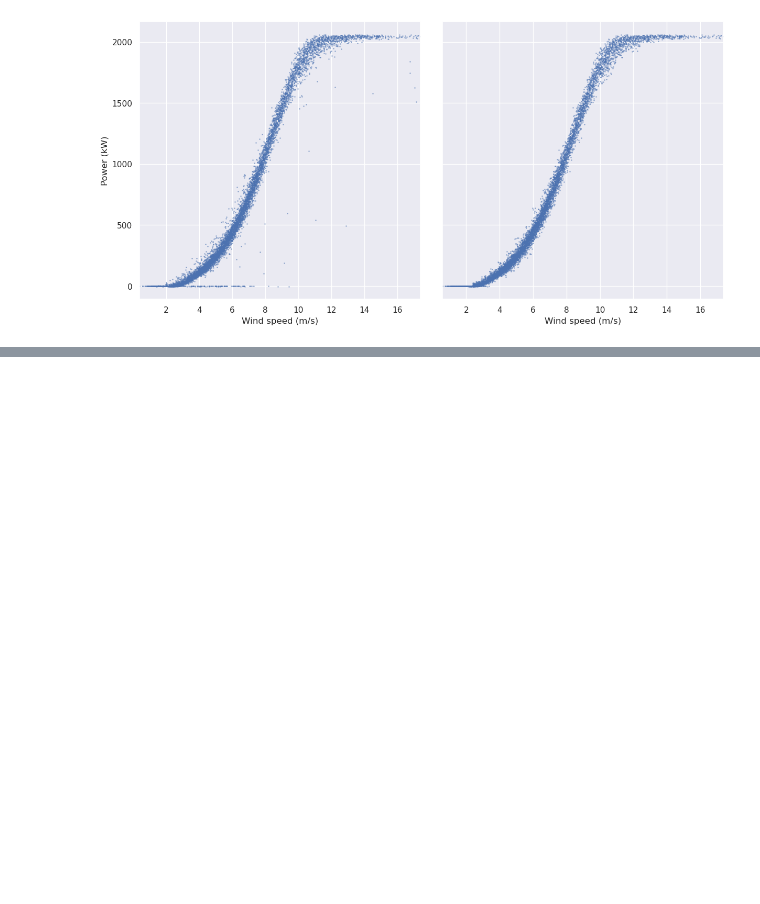
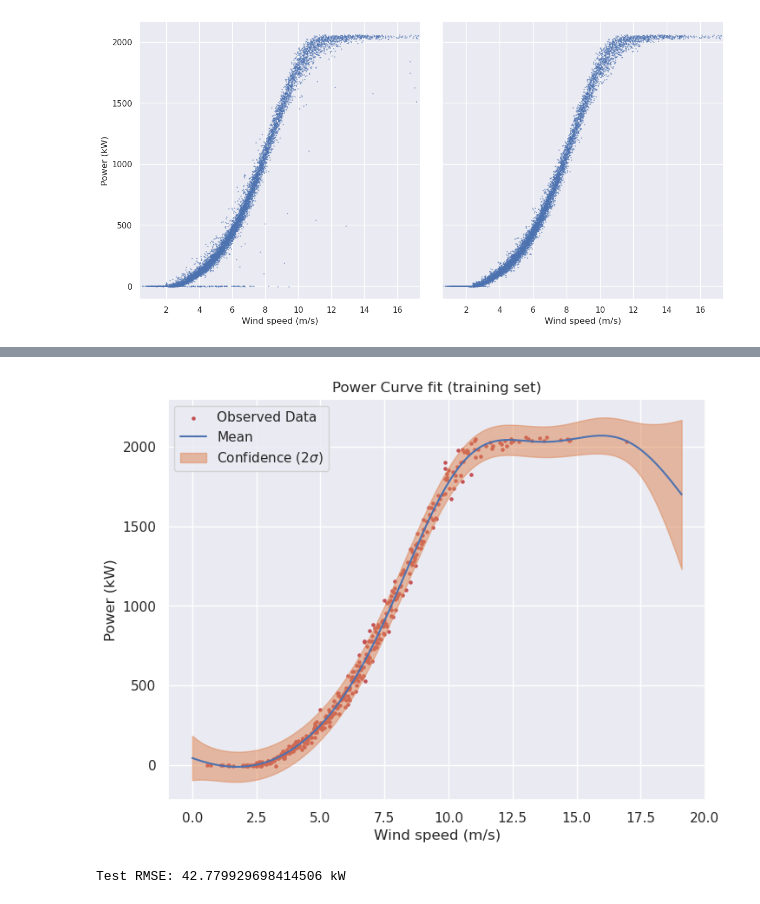
Before and after one commit to camirmas/REStats, a Jupyter notebook: REStats/notebooks/power_curve.ipynb, the cells around one changed output, grey strips where cells are left out. Saved outputs shown, nothing was run; the diff lists cells and outputs as text; code cells hidden in the pictures; blank space fills up the shorter version.

```diff
--- a/REStats/notebooks/power_curve.ipynb
+++ b/REStats/notebooks/power_curve.ipynb
@@ -298,0 +113,19 @@ with torch.no_grad():
+# %%
+X_train = torch.tensor(train.wind_speed)
+y_train = torch.tensor(train.power_std)
+
+# We will use the simplest form of GP model, exact inference
+class ExactGPModel(gpytorch.models.ExactGP):
+    def __init__(self, train_x, train_y, likelihood):
+        super(ExactGPModel, self).__init__(train_x, train_y, likelihood)
+        self.mean_module = gpytorch.means.ConstantMean()
+        self.covar_module = gpytorch.kernels.ScaleKernel(gpytorch.kernels.RBFKernel())
+
+    def forward(self, x):
+        mean_x = self.mean_module(x)
+        covar_x = self.covar_module(x)
+        return gpytorch.distributions.MultivariateNormal(mean_x, covar_x)
+
+# initialize likelihood and model
+likelihood = gpytorch.likelihoods.GaussianLikelihood()
+model = ExactGPModel(X_train, y_train, likelihood)
@@ -298,0 +187,21 @@ with torch.no_grad():
+# %%
+with torch.no_grad():
+    # Initialize plot
+    f, ax = plt.subplots(1, 1, figsize=(8, 6))
+    ax.set_title("Power Curve fit (training set)")
+    ax.set_xlabel("Wind speed (m/s)")
+    ax.set_ylabel("Power (kW)")
+
+    # Get upper and lower confidence bounds
+    lower, upper = fit_pred.confidence_region()
+    # Plot training data as black stars
+    ax.scatter(train.wind_speed, train.power, s=5, color="C3")
+    # Plot predictive means as blue line
+    ax.plot(fit_x.numpy(), fit_pred.mean.numpy() * train.power.std() + train.power.mean(), color="C0")
+    # Shade between the lower and upper confidence bounds
+    lower_tf = lower.numpy() * train.power.std() + train.power.mean()
+    upper_tf = upper.numpy() * train.power.std() + train.power.mean()
+    ax.fill_between(fit_x.numpy(), lower_tf, upper_tf, color="C1", alpha=0.5)
+    ax.legend(['Observed Data', 'Mean', 'Confidence (2$\sigma$)'])
+# %% [output]
+[figure, added]
@@ -298,0 +220,7 @@ with torch.no_grad():
+# %%
+test_pred_tf = test_pred.mean.numpy() * train.power.std() + train.power.mean()
+test_rmse = mean_squared_error(test_pred_tf, test_sort.power, squared=False)
+
+print(f"Test RMSE: {test_rmse} kW")
+# %% [output]
+Test RMSE: 42.779929698414506 kW
```
Also changed, not shown: parts of 27 cells of this notebook.
